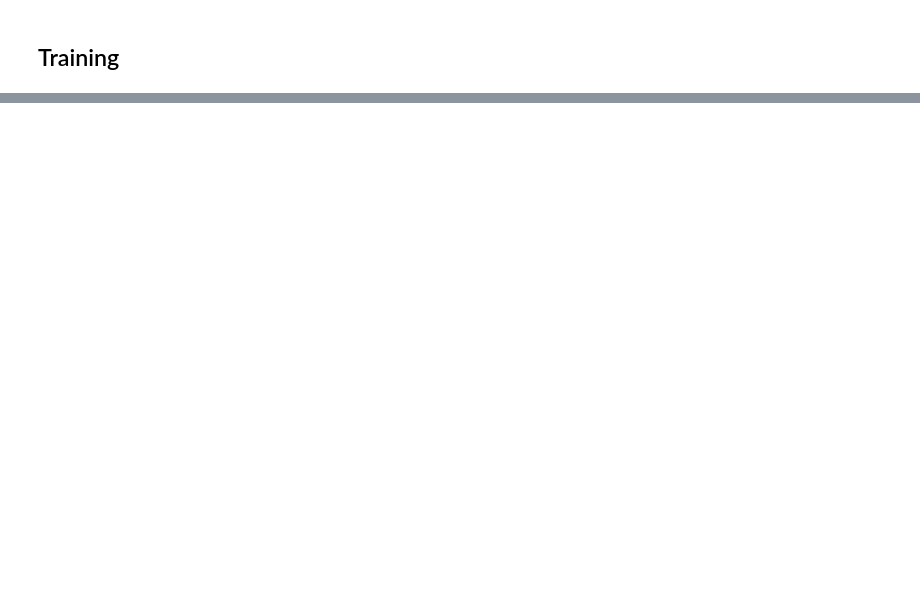
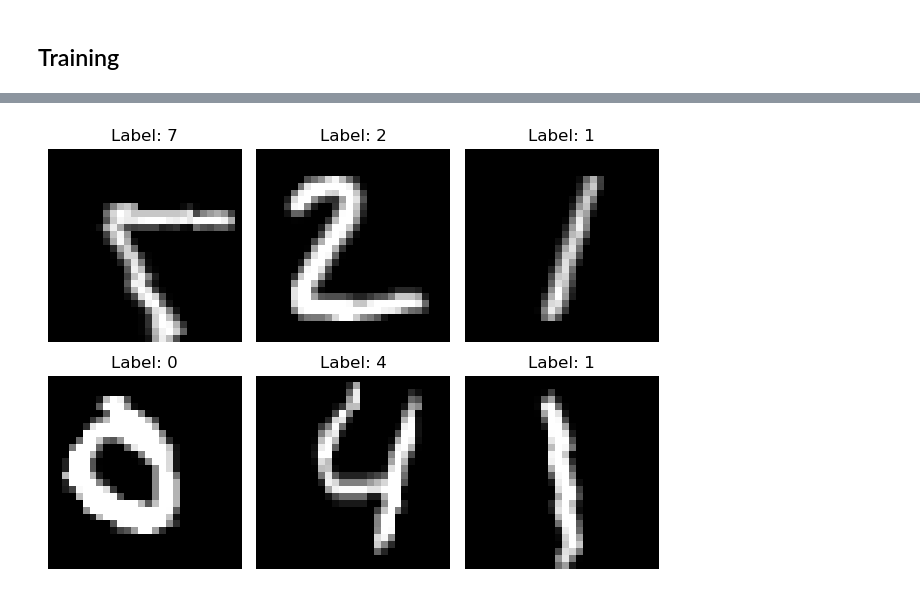
Before and after one commit to edithh81/ViTClassification, a Jupyter notebook: notebooks/viT.ipynb, the cells around one changed output, grey strips where cells are left out. Saved outputs shown, nothing was run; the diff lists cells and outputs as text; code cells hidden in the pictures; blank space fills up the shorter version.

```diff
--- a/notebooks/viT.ipynb
+++ b/notebooks/viT.ipynb
@@ -57,4 +79,3 @@ test_dataset.dataset.transform = test_transforms
 # %%
-train_loader = DataLoader(train_dataset, batch_size=BATCH_SIZE, shuffle=True)
-val_loader = DataLoader(val_dataset, batch_size=BATCH_SIZE, shuffle=False)
-test_loader = DataLoader(test_dataset, batch_size=BATCH_SIZE, shuffle=False)
+train_loader = DataLoader(train_data, batch_size=BATCH_SIZE, shuffle=True)
+valid_loader = DataLoader(valid_data, batch_size=BATCH_SIZE, shuffle=False)
@@ -220,0 +257,6 @@ Compile with `TORCH_USE_CUDA_DSA` to enable device-side assertions.
+# %%
+# testing
+test_dataset.transform = test_transform
+test_loader = DataLoader(test_dataset, batch_size=BATCH_SIZE, shuffle=False)
+test_loss, test_acc = evaluate(model, test_loader, optimizer, criterion, device)
+print(f'Test Loss: {test_loss:.4f}, Test Acc: {test_acc:.4f}')
@@ -220,0 +310,5 @@ Compile with `TORCH_USE_CUDA_DSA` to enable device-side assertions.
+# %%
+test_dataset.transform = test_transform
+test_loader = DataLoader(test_dataset, batch_size=BATCH_SIZE, shuffle=False)
+test_loss, test_acc = evaluate(model, test_loader, optimizer, criterion, device)
+print(f'Test Loss: {test_loss:.4f}, Test Acc: {test_acc:.4f}')
@@ -220,0 +325,5 @@ Compile with `TORCH_USE_CUDA_DSA` to enable device-side assertions.
+# %%
+test_dataset.transform = enhance_transform
+test_loader = DataLoader(test_dataset, batch_size=BATCH_SIZE, shuffle=False)
+test_loss, test_acc = evaluate(model1, test_loader, optimizer, criterion, device)
+print(f'Test Loss: {test_loss:.4f}, Test Acc: {test_acc:.4f}')
@@ -220,0 +339,23 @@ Compile with `TORCH_USE_CUDA_DSA` to enable device-side assertions.
+# %%
+import matplotlib.pyplot as plt
+import torchvision.transforms.functional as F
+os.environ["KMP_DUPLICATE_LIB_OK"] = "TRUE"
+# Get one batch from the test_loader
+images, labels = next(iter(test_loader))
+
+# Plot some of them
+for i in range(6):  # Show 6 samples
+    img = images[i]
+    img = img * std + mean  # de-normalize
+
+    img = img.squeeze(0) if img.shape[0] == 1 else img  # remove channel dim if grayscale
+
+    plt.subplot(2, 3, i + 1)
+    plt.imshow(img.numpy(), cmap='gray')
+    plt.title(f"Label: {labels[i].item()}")
+    plt.axis('off')
+
+plt.tight_layout()
+plt.show()
+# %% [output]
+[figure, added]
```
Also changed, not shown: parts of 27 cells of this notebook, 11 other files.
